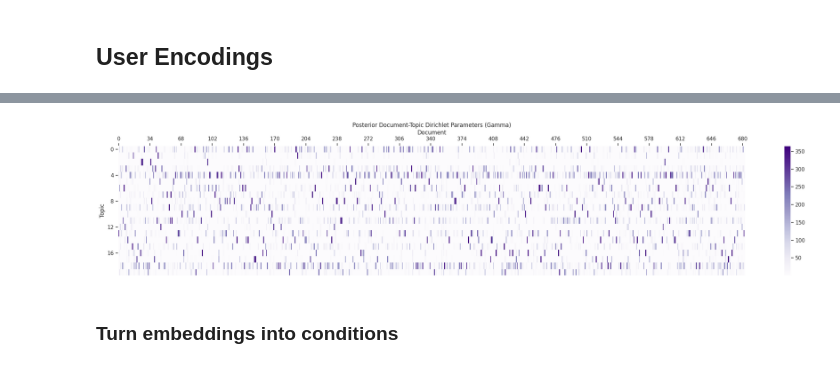
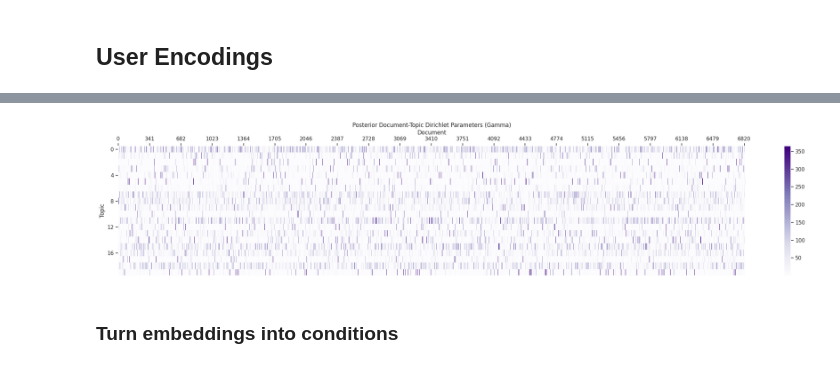
Before and after one commit to kabolat/behavio-temporal-vae, a Jupyter notebook: notebooks/sdg_baseline.ipynb, the cells around one changed output, grey strips where cells are left out. Saved outputs shown, nothing was run; the diff lists cells and outputs as text; code cells hidden in the pictures.

```diff
--- a/notebooks/sdg_baseline.ipynb
+++ b/notebooks/sdg_baseline.ipynb
@@ -84,6 +87,7 @@ ADD_IS_WEEKEND = False
 ADD_TEMPERATURE_MIN = False
 ADD_TEMPERATURE_MAXDELTA = False
 ADD_PRECIPITATION_LEVEL = False
+ADD_USERS = True
 
 condition_kwargs["tags"], condition_kwargs["types"], condition_kwargs["supports"], condition_set  = [], [], [], {}
 if ADD_MONTHS:
@@ -169,7 +172,7 @@ for user in range(X.shape[0]):
 # %% [markdown]
 #### Subsample the Dataset
 # %%
-USER_SUBSAMPLE_RATE, DAY_SUBSAMPLE_RATE = 10, 1
+USER_SUBSAMPLE_RATE, DAY_SUBSAMPLE_RATE = 1, 1
 X, X_missing = X[::USER_SUBSAMPLE_RATE, ::DAY_SUBSAMPLE_RATE, :], X_missing[::USER_SUBSAMPLE_RATE, ::DAY_SUBSAMPLE_RATE, :]
 condition_set = {k: v[::USER_SUBSAMPLE_RATE, ::DAY_SUBSAMPLE_RATE, :] for k, v in condition_set.items()}
 condition_missing = {k: v[::USER_SUBSAMPLE_RATE, ::DAY_SUBSAMPLE_RATE, :] for k, v in condition_missing.items()}
@@ -223,2 +212,0 @@ fit_kwargs = {"lda": {'doc_topic_prior': ALPHA,  ## alpha
-# %%
-entity_model = EntityEncoder(num_topics=NUM_TOPICS, reduce_dim=False, num_clusters=VOCAB_SIZE, random_state=RANDOM_SEED).fit(X_missing.reshape(num_users, num_days, -1), fit_kwargs)
@@ -245,21 +213,60 @@ user_gamma = entity_model.transform(X_missing.reshape(num_users, num_days, -1))
 # %%
-fig, ax = plt.subplots(figsize=(30,5))
-im = ax.imshow(user_gamma.T, aspect='auto', cmap='Purples', interpolation='none')
-ax.set_title('Posterior Document-Topic Dirichlet Parameters (Gamma)')
-ax.set_ylabel('Topic')
-ax.set_xlabel('Document')
-ax.set_yticks(np.arange(NUM_TOPICS))
-ax.set_xticks(np.arange(num_users))
-ax.xaxis.tick_top()
-ax.yaxis.tick_left()
-ax.xaxis.set_label_position('top')
-ax.grid(False)
-plt.yticks(np.arange(0, NUM_TOPICS, NUM_TOPICS//5))
-plt.xticks(np.arange(0, num_users, num_users//20))
-fig.colorbar(im, ax=ax)
-plt.show()
+if ADD_USERS:
+    NUM_TOPICS = 20
+    VOCAB_SIZE = 1000
+    ALPHA = 1.0/NUM_TOPICS
+
+    model_kwargs = {"num_topics": NUM_TOPICS,
+                    "reduce_dim": False,
+                    "num_lower_dims": None,
+                    "num_clusters": VOCAB_SIZE,
+                    "random_state": RANDOM_SEED,
+                    "_": {"user_subsample_rate": USER_SUBSAMPLE_RATE},}
+    fit_kwargs = {"lda": {'doc_topic_prior': ALPHA,  ## alpha
+                        'topic_word_prior': 1.0/VOCAB_SIZE, ## eta
+                        'perp_tol': 5e-2,
+                        'max_iter': 10, ## number of epochs
+                        'batch_size': 64,
+                        'verbose': True,
+                        'learning_method': 'online',
+                        'evaluate_every': 10,
+                        'n_jobs': -1},}
+
+    base_dir = f'../data/{DATASET_NAME}/user_encoding_models'
+    model_dir = utils.find_matching_model(base_dir, model_kwargs, fit_kwargs)
+
+    if model_dir is not None:
+        entity_model = EntityEncoder.load(model_dir)
+        user_gamma = np.load(f'{model_dir}/user_gamma.npy')
+    else:
+        entity_model = EntityEncoder(**model_kwargs)
+        entity_model.fit(X_missing.reshape(num_users, num_days, -1), fit_kwargs)
+        user_gamma = entity_model.transform(X_missing.reshape(num_users, num_days, -1))
+
+        model_dir = os.path.join(base_dir, f'model_{len(os.listdir(base_dir)) + 1}')
+        os.makedirs(model_dir, exist_ok=True)
+        entity_model.save(model_dir)
+        np.save(f'{model_dir}/user_gamma.npy', user_gamma)
+
+    fig, ax = plt.subplots(figsize=(30,5))
+    im = ax.imshow(user_gamma.T, aspect='auto', cmap='Purples', interpolation='nearest')
+    ax.set_title('Posterior Document-Topic Dirichlet Parameters (Gamma)')
+    ax.set_ylabel('Topic')
+    ax.set_xlabel('Document')
+    ax.set_yticks(np.arange(NUM_TOPICS))
+    ax.set_xticks(np.arange(num_users))
+    ax.xaxis.tick_top()
+    ax.yaxis.tick_left()
+    ax.xaxis.set_label_position('top')
+    ax.grid(False)
+    plt.yticks(np.arange(0, NUM_TOPICS, NUM_TOPICS//5))
+    plt.xticks(np.arange(0, num_users, num_users//20))
+    fig.colorbar(im, ax=ax)
+    plt.show()
+
+    if not os.path.exists(f'{model_dir}/user_gamma.pdf'): fig.savefig(f'{model_dir}/user_gamma.pdf', format='pdf', bbox_inches='tight', transparent=True)
 # %% [output]
-[figure, old version]
+[figure, new version]
 # %% [markdown]
 ### Turn embeddings into conditions
 # %%
```
Also changed, not shown: parts of 46 cells of this notebook, 2 other files.
